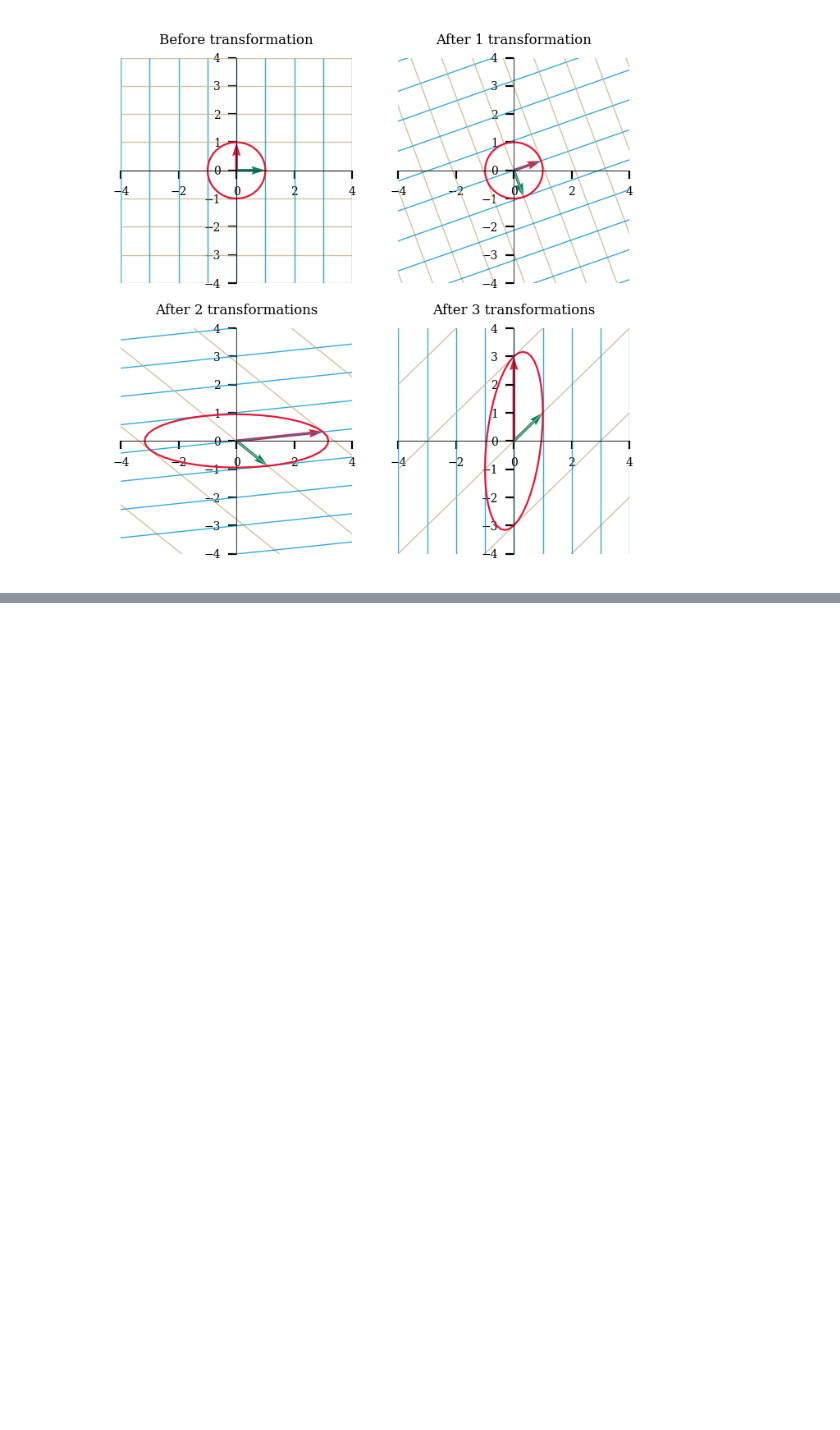
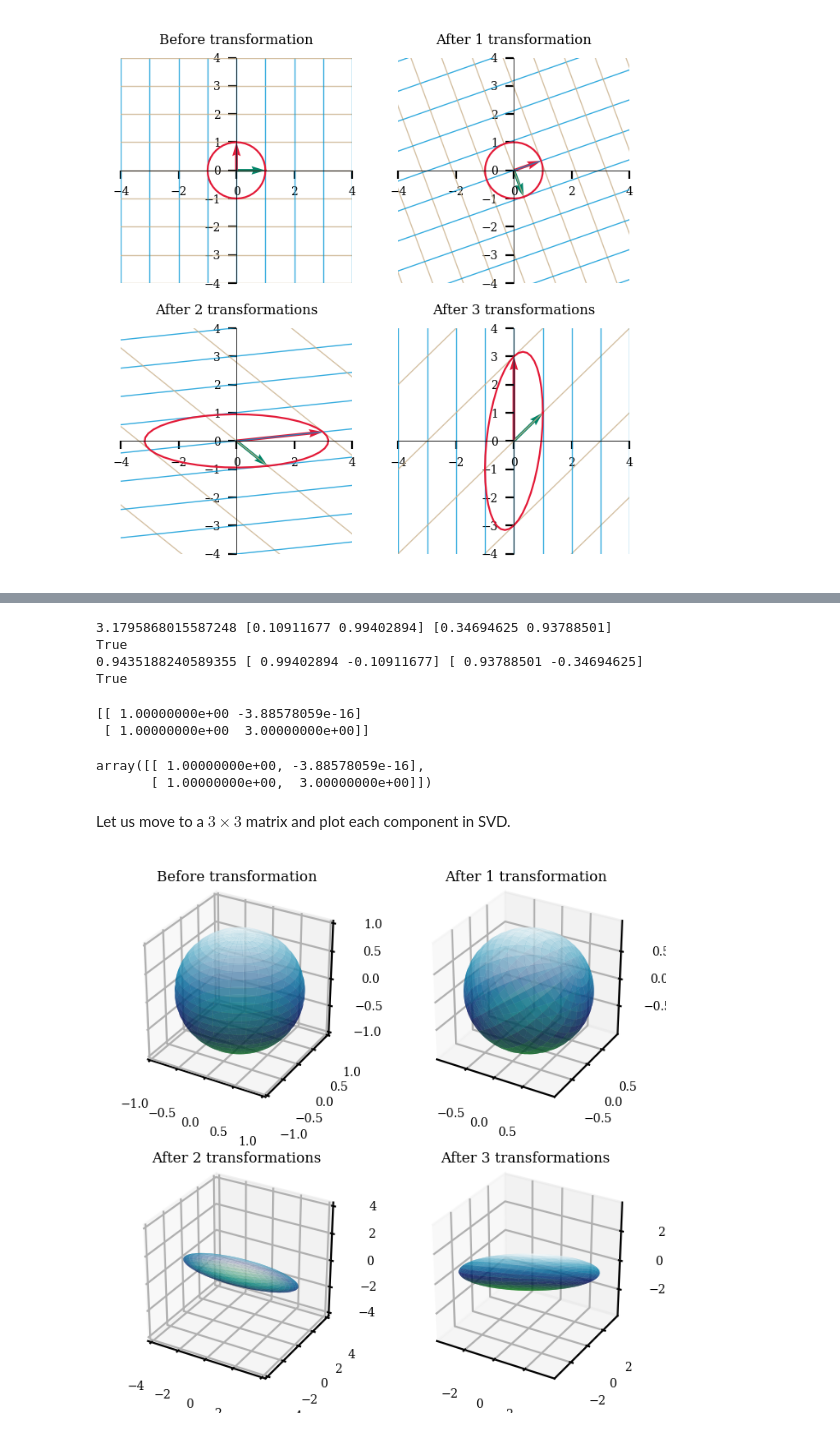
Before and after one commit to engineersCode/EngComp4_landlinear, a Jupyter notebook: notebook_en/04_SVD.ipynb, the cells around one changed output, grey strips where cells are left out. Drawn from its saved outputs; the diff is of its cells as text; code cells hidden in the pictures; blank space fills up the shorter version.

Commit message:
enable plotting unit sphere for 3d transformations, add nonsquare explanation to notebook 4

```diff
--- a/notebook_en/04_SVD.ipynb
+++ b/notebook_en/04_SVD.ipynb
@@ -140,0 +153,15 @@ U, S, VT = numpy.linalg.svd(A)
+# %%
+for u, s, v in zip(U.T, S, VT):
+    print(s, u, v)
+    print(numpy.allclose(A.dot(v), s*u))
+# %% [output]
+3.1795868015587248 [0.10911677 0.99402894] [0.34694625 0.93788501]
+True
+0.9435188240589355 [ 0.99402894 -0.10911677] [ 0.93788501 -0.34694625]
+True
+# %%
+A_decomp = U @ numpy.diag(S) @ VT
+print(A_decomp)
+# %% [output]
+[[ 1.00000000e+00 -3.88578059e-16]
+ [ 1.00000000e+00  3.00000000e+00]]
@@ -140,0 +171,13 @@ U, S, VT = numpy.linalg.svd(A)
+# %%
+S[0]*numpy.outer(u0, v0) + S[1]*numpy.outer(u1, v1)
+# %% [output]
+array([[ 1.00000000e+00, -3.88578059e-16],
+       [ 1.00000000e+00,  3.00000000e+00]])
+# %% [markdown]
+Let us move to a $3 \times 3$ matrix and plot each component in SVD.
+# %%
+A = numpy.array([[1,2,3], [1,1,1], [-1,1,0]])
+U, S, VT = numpy.linalg.svd(A)
+plot_3d_linear_transformations(VT, numpy.diag(S), U, unit_sphere=True)
+# %% [output]
+[figure, added]
```
Also changed, not shown: parts of 16 cells of this notebook, 1 other file.
